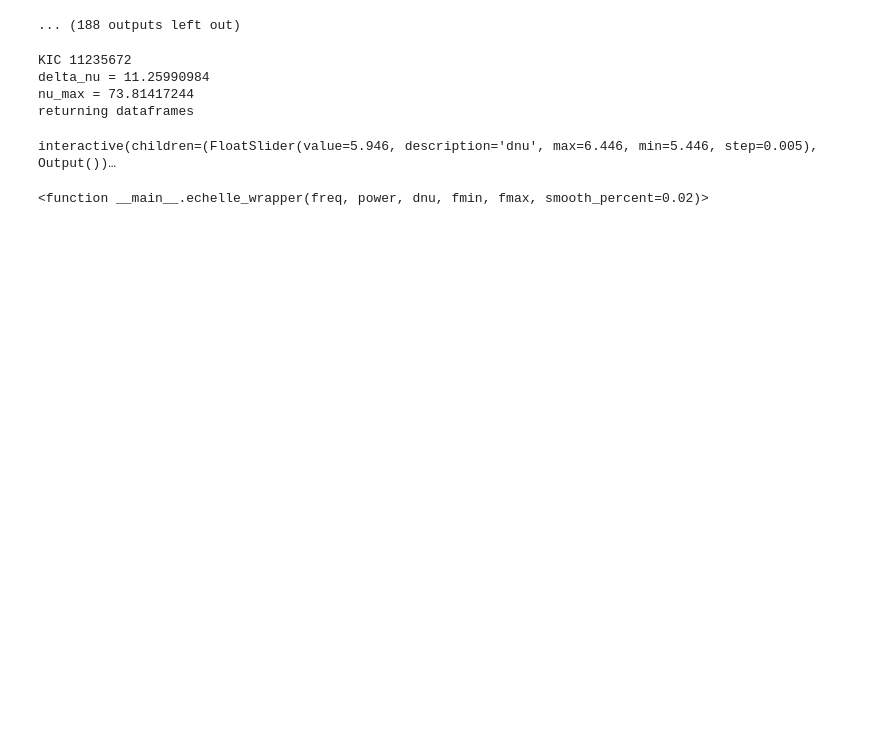
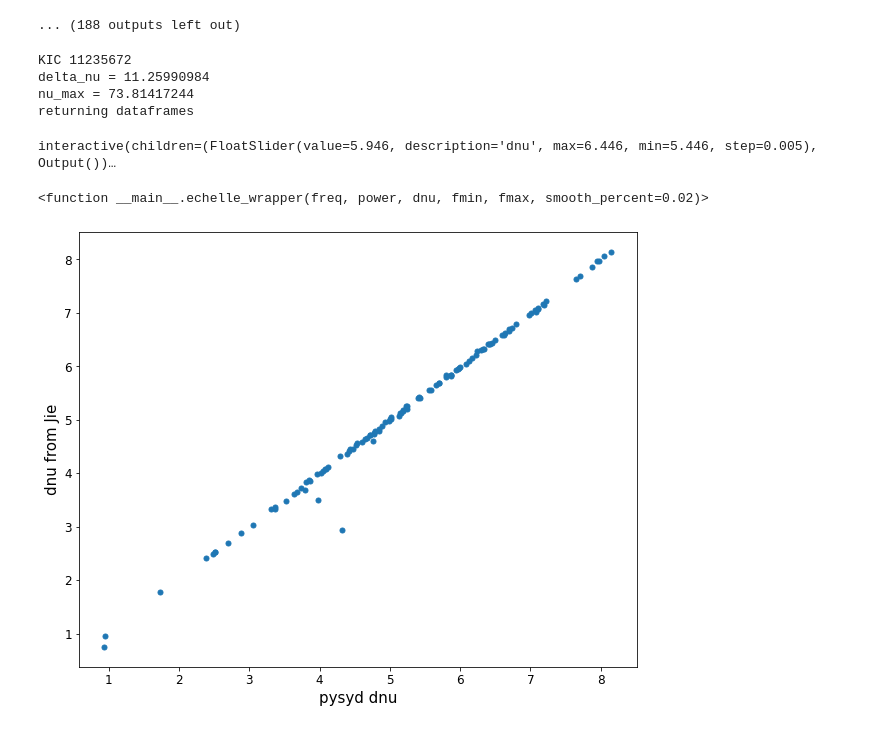
Before and after one commit to courtcraw/Notebooks, a Jupyter notebook: defining_highmass_sample.ipynb, the cells around one changed output. Drawn from its saved outputs; the diff is of its cells as text; code cells hidden in the pictures; blank space fills up the shorter version.

```diff
--- a/defining_highmass_sample.ipynb
+++ b/defining_highmass_sample.ipynb
@@ -25,3 +25,6 @@ highmass_rc_newvals
 | 113 | 7347076 | 90.59 | 90.713242 | 1.757715 | 90.65 | 94.236618 | 7.216 | 7.217619 | ... |
 | 114 | 10163776 | 76.00 | 74.766567 | 2.322241 | 74.77 | 79.174323 | 6.165 | 6.166957 | ... |
 115 rows × 40 columns
+# %%
+highmass_rc = pd.read_csv('../datatables/highmass_rc_werr.csv')
+highmass_rc
@@ -179,3 +221,10 @@ nu_max = 73.81417244
 returning dataframes
 interactive(children=(FloatSlider(value=5.946, description='dnu', max=6.446, min=5.446, step=0.005), Output())…
 <function __main__.echelle_wrapper(freq, power, dnu, fmin, fmax, smooth_percent=0.02)>
+# %%
+plt.scatter(highmass_rc_newvals['pysyd_dnu'],highmass_rc['Delnu'])
+plt.ylabel('dnu from Jie')
+plt.xlabel('pysyd dnu')
+plt.show()
+# %% [output]
+[figure, added]
```
Also changed, not shown: parts of 21 cells of this notebook, 1 other file.
